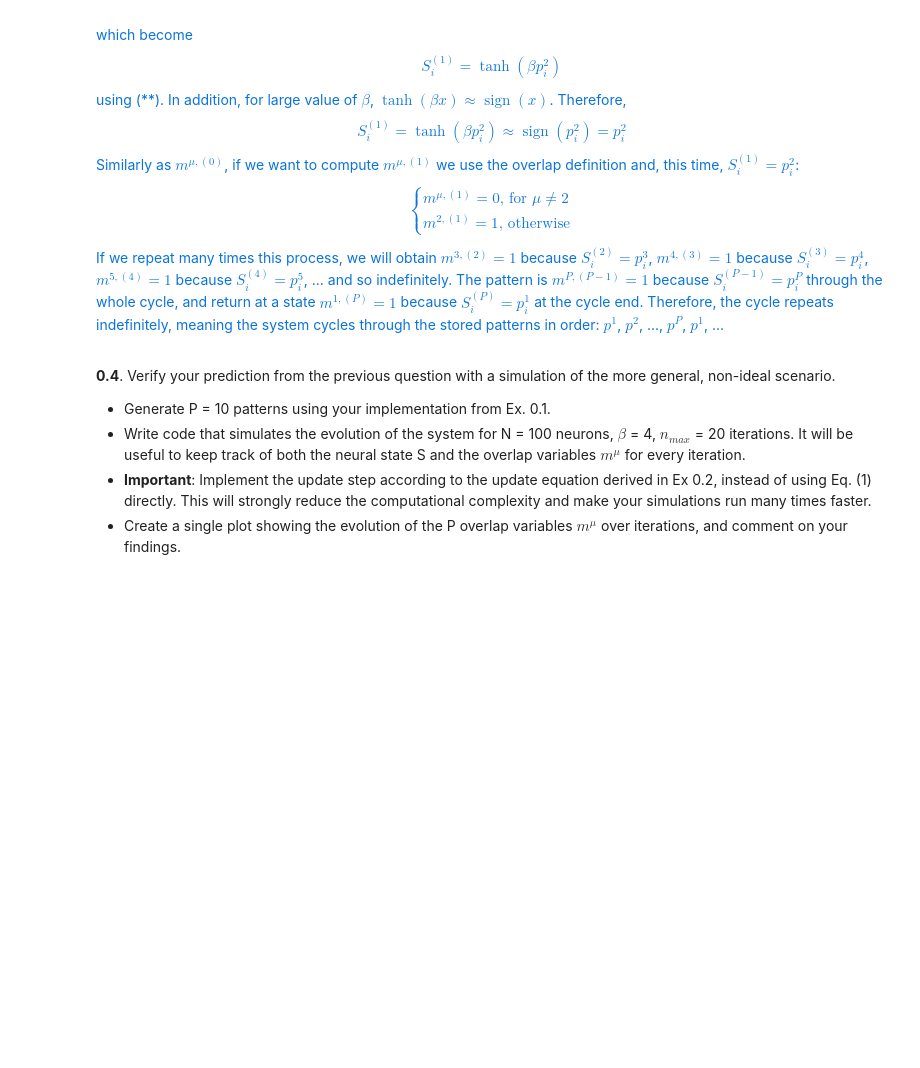
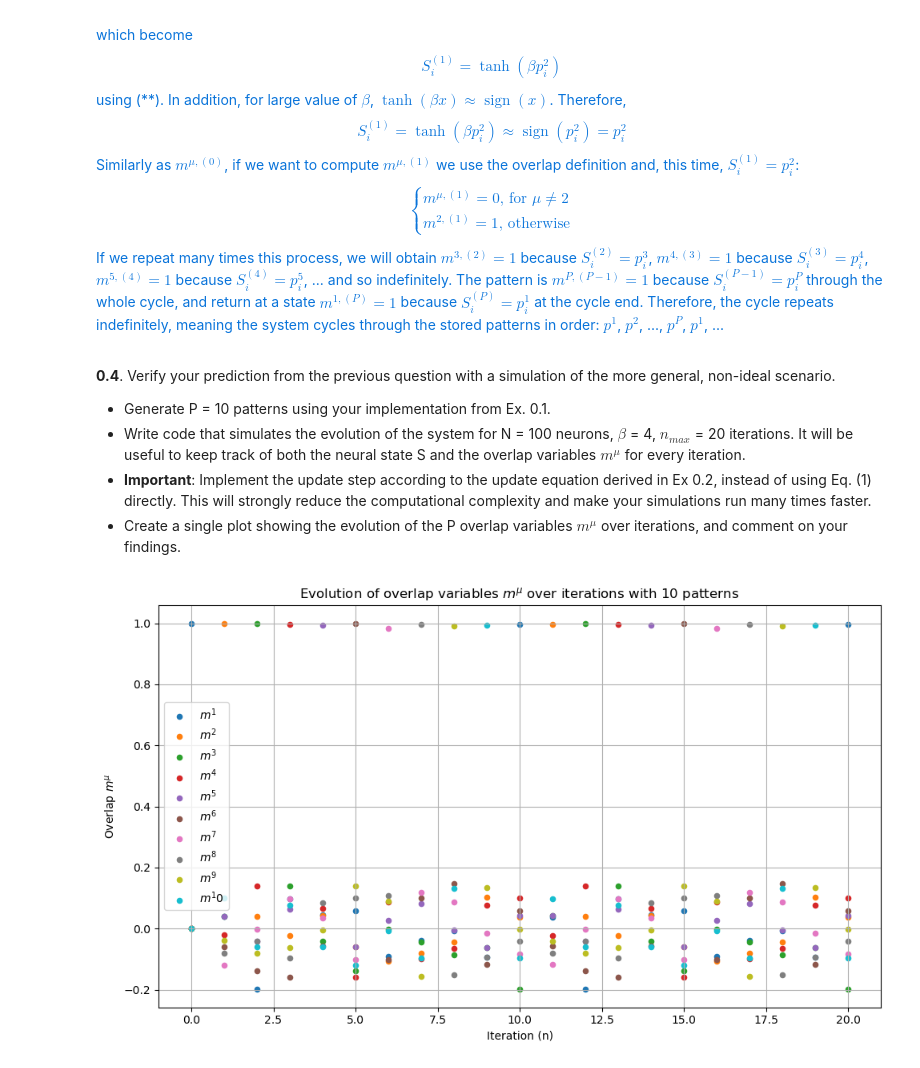
Before and after one commit to frossardr/H-et-R-project, a Jupyter notebook: Cyclic_hopfield_networks.ipynb, the cells around one changed output. Cells and saved outputs as stored; diff of their text form; code cells hidden in the pictures; blank space fills up the shorter version.

```diff
--- a/Cyclic_hopfield_networks.ipynb
+++ b/Cyclic_hopfield_networks.ipynb
@@ -37,10 +37,10 @@ variable is defined as
 # %%
 def network_patterns(P, N):
     """
-    Function that generates random network patterns.
-    Input: P = number of neurons (int)
-           N = number of patterns (int)
-    Output: A matrix of size (P, N) where each row is a pattern, and each entry is either -1 or 1. (np.ndarray)
+    Generate random network patterns.
+    Input:    P = number of neurons (int)
+              N = number of patterns (int)
+    Output:   Matrix of wize (P, N) where each row is a pattern, and each entry is either -1 or 1.
     """
     return np.random.choice([-1, 1], size=(P, N))
 # %% [markdown]
@@ -141,3 +141,52 @@ Therefore, the cycle repeats indefinitely, meaning the system cycles through the
 * Write code that simulates the evolution of the system for N = 100 neurons, $\beta$ = 4, $n_{max}$ = 20 iterations. It will be useful to keep track of both the neural state S and the overlap variables $m^{\mu}$ for every iteration.
 * **Important**: Implement the update step according to the update equation derived in Ex 0.2, instead of using Eq. (1) directly. This will strongly reduce the computational complexity and make your simulations run many times faster.
 * Create a single plot showing the evolution of the P overlap variables $m^{\mu}$ over iterations, and comment on your findings.
+# %%
+def cyclic_hopfield_model(P=10, N=100, beta=4, n_max=20):
+     """
+     Run a simulation of a cyclic hopfield model
+     Input:     P = number of neurons (int)
+                N = number of patterns (int)
+                beta = shape of parameter of the transfer function (float)
+                n_max = max number of iterations (int)
+     Output:    None
+     """
+     matrix_patterns = network_patterns(P, N)
+
+     #neural state => matrix of size (timestep, neural states):
+     S = np.zeros((n_max+1, N))
+     S[0] = matrix_patterns[0]
+
+     #overlap => matrix of size (timestep, patterns):
+     overlaps = np.zeros((n_max+1, P))
+     overlaps[0,0]=1 #overlap between a pattern and itself is 1, other are 0 (patterns supposed as orthogonal)
+
+     #simulation:
+     for n in range(1, n_max+1):
+        previous_m = overlaps[n-1]
+        input_tanh = np.zeros(N)
+        for mu in range(P):
+                if mu>0:
+                      m= previous_m[mu-1]
+                else:
+                      m= previous_m[-1] #to return to initial state => cycle
+                input_tanh += m * matrix_patterns[mu]
+        S[n]= np.tanh(input_tanh*beta)
+        for mu in range(P): #mu is an index for 1 to p
+                overlaps[n, mu] = 1/N * np.dot(matrix_patterns[mu], S[n])
+
+     #Plot the results
+     plt.figure(figsize=(10, 6))
+     for mu in range(P):
+        #plt.plot(overlaps[:, mu], label=f"$m^{mu+1}$")# for the continuous plot
+        plt.scatter(range(n_max+1), overlaps[:, mu], label=f"$m^{mu+1}$", s=20) #with the plot per points
+     plt.title("Evolution of overlap variables $m^\\mu$ over iterations with {} patterns".format(P))
+     plt.xlabel("Iteration (n)")
+     plt.ylabel("Overlap $m^\\mu$")
+     plt.legend()
+     plt.grid(True)
+     plt.tight_layout()
+     plt.show()
+cyclic_hopfield_model()
+# %% [output]
+[figure, added]
```
Also changed, not shown: parts of 56 cells of this notebook.
